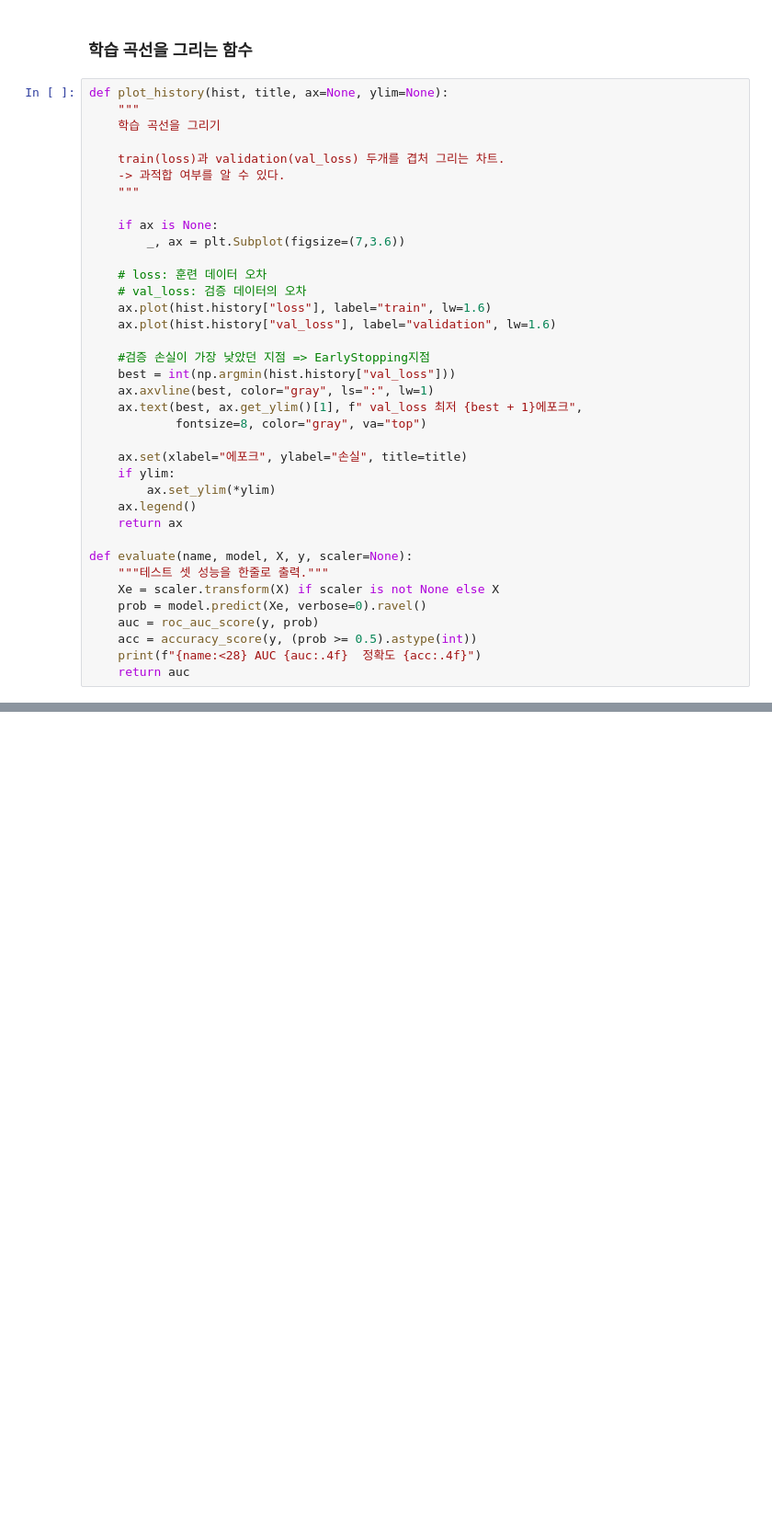
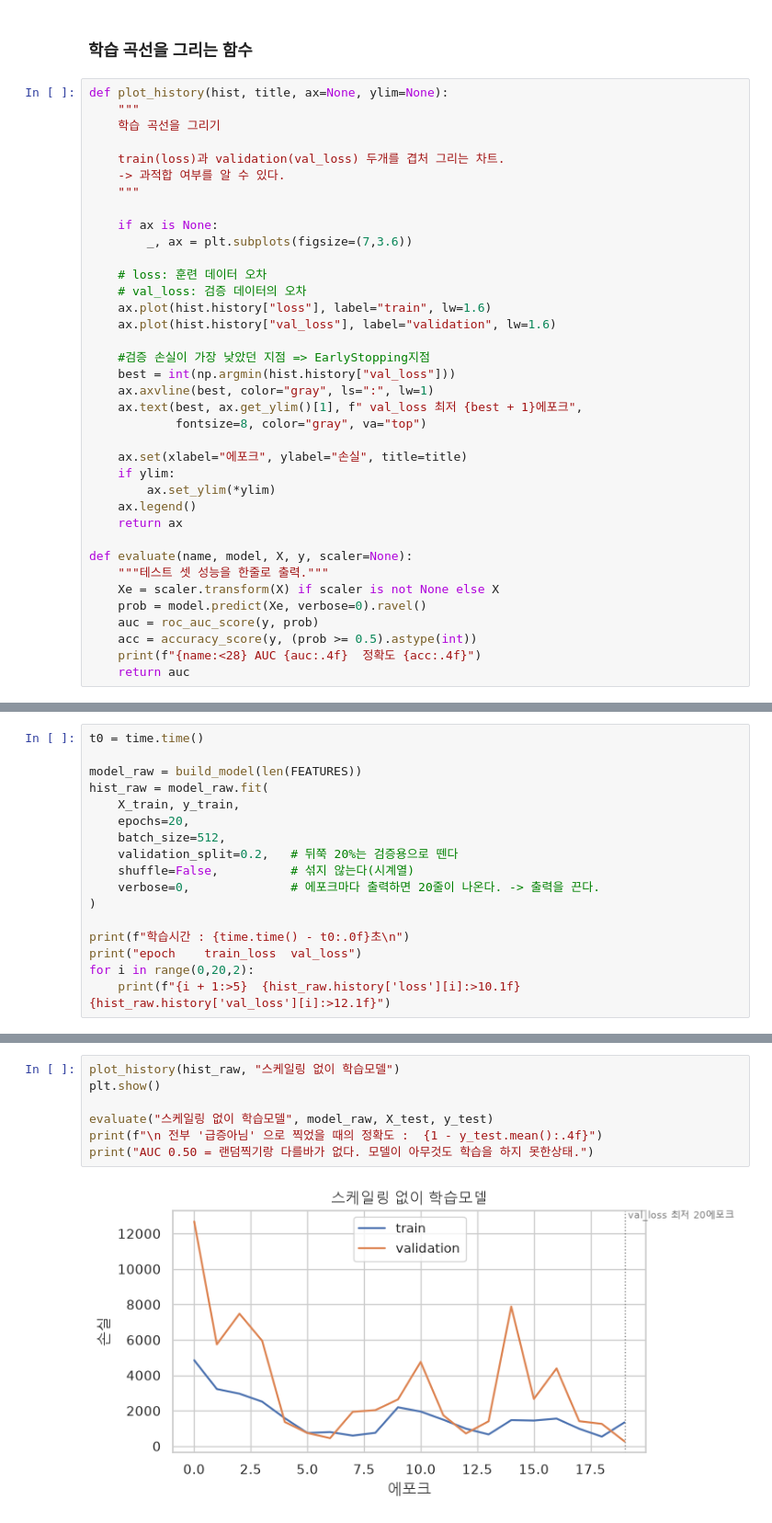
Before and after one commit to wonguwon/KDT0513, a Jupyter notebook: 06_Python/11_dl/01_keras.ipynb, the cells around one changed output, grey strips where cells are left out. Shown at 92% size. Drawn from its saved outputs; the diff is of its cells as text; blank space fills up the shorter version.

```diff
--- a/06_Python/11_dl/01_keras.ipynb
+++ b/06_Python/11_dl/01_keras.ipynb
@@ -204,7 +204,7 @@ def plot_history(hist, title, ax=None, ylim=None):
     """
 
     if ax is None:
-        _, ax = plt.Subplot(figsize=(7,3.6))
+        _, ax = plt.subplots(figsize=(7,3.6))
 
     # loss: 훈련 데이터 오차
     # val_loss: 검증 데이터의 오차
@@ -233,0 +239,17 @@ def evaluate(name, model, X, y, scaler=None):
+# %%
+t0 = time.time()
+
+model_raw = build_model(len(FEATURES))
+hist_raw = model_raw.fit(
+    X_train, y_train,
+    epochs=20,
+    batch_size=512,
+    validation_split=0.2,   # 뒤쭉 20%는 검증용으로 뗀다
+    shuffle=False,          # 섞지 않는다(시계열)
+    verbose=0,              # 에포크마다 출력하면 20줄이 나온다. -> 출력을 끈다.
+)
+
+print(f"학습시간 : {time.time() - t0:.0f}초\n")
+print("epoch    train_loss  val_loss")
+for i in range(0,20,2):
+    print(f"{i + 1:>5}  {hist_raw.history['loss'][i]:>10.1f}    {hist_raw.history['val_loss'][i]:>12.1f}")
@@ -233,0 +275,9 @@ def evaluate(name, model, X, y, scaler=None):
+# %%
+plot_history(hist_raw, "스케일링 없이 학습모델")
+plt.show()
+
+evaluate("스케일링 없이 학습모델", model_raw, X_test, y_test)
+print(f"\n 전부 '급증아님' 으로 찍었을 때의 정확도 :  {1 - y_test.mean():.4f}")
+print("AUC 0.50 = 랜덤찍기랑 다를바가 없다. 모델이 아무것도 학습을 하지 못한상태.")
+# %% [output]
+[figure, added]
```
Also changed, not shown: parts of 24 cells of this notebook, 3 other files.
